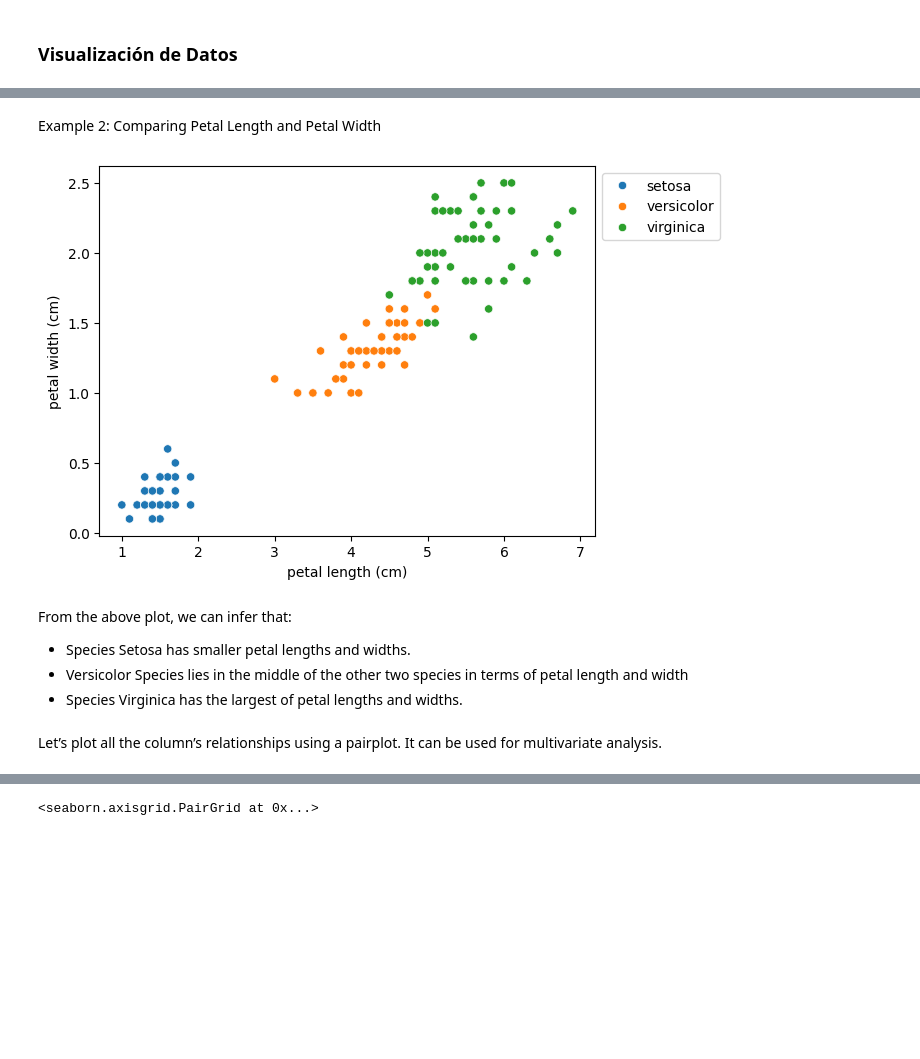
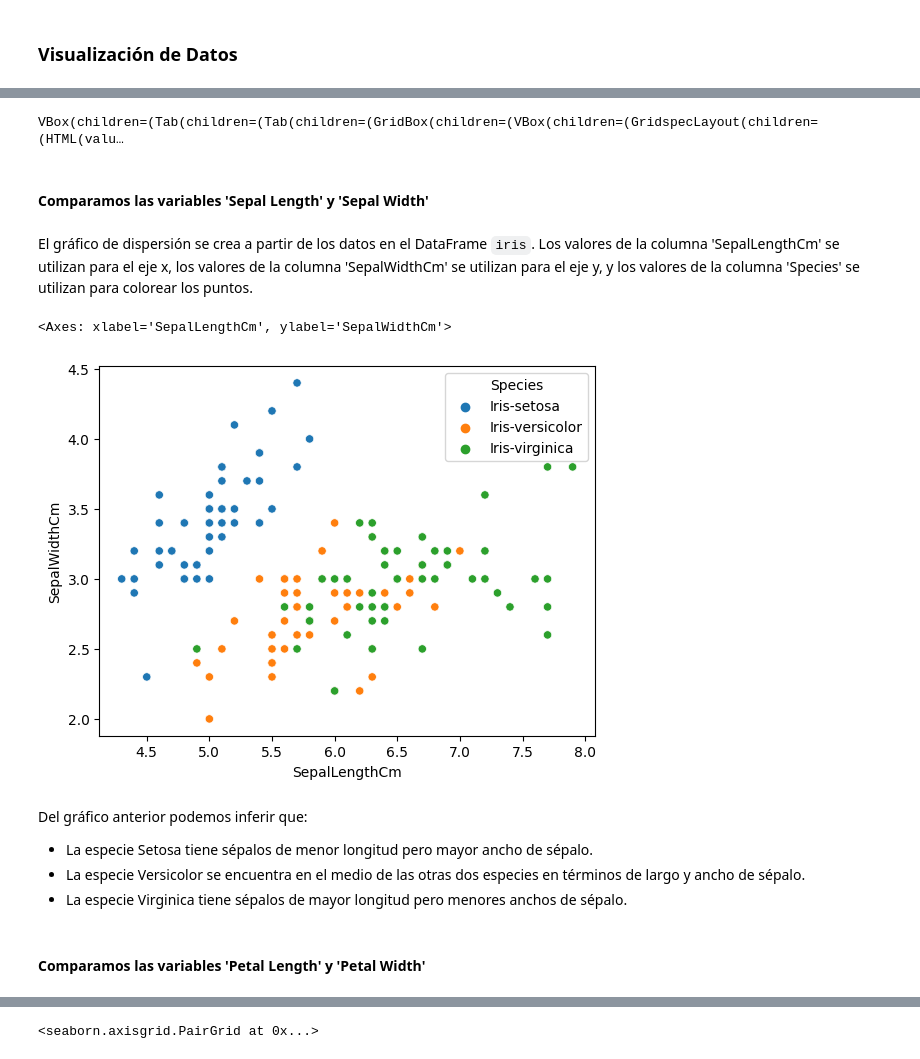
Before and after one commit to eugeniomorocho/Notebooks_DataMining, a Jupyter notebook: Tema 3 - Modelado y Evaluacion en Data Mining/Lectura 3.1 - Clasificación de IRIS con kNN.ipynb, the cells around one changed output, grey strips where cells are left out. Saved outputs shown, nothing was run; the diff lists cells and outputs as text; code cells hidden in the pictures; blank space fills up the shorter version.

```diff
--- a/Tema 3 - Modelado y Evaluacion en Data Mining/Lectura 3.1 - Clasificación de IRIS con kNN.ipynb
+++ b/Tema 3 - Modelado y Evaluacion en Data Mining/Lectura 3.1 - Clasificación de IRIS con kNN.ipynb
@@ -179,20 +117,26 @@ From the above plot, we can infer that:
+# %%
+# Usamos y_data profiler para obtener un reporte de la base de datos
+from ydata_profiling import ProfileReport
+
+# Generamos el reporte de perfilado de datos
+profile = ProfileReport(iris, title='Reporte de Perfilado de Datos', explorative=True)
+profile.to_widgets()
+# %% [output]
+VBox(children=(Tab(children=(Tab(children=(GridBox(children=(VBox(children=(GridspecLayout(children=(HTML(valu…
+# %% [markdown]
+#### Comparamos las variables 'Sepal Length' y 'Sepal Width'
+# %% [markdown]
+El gráfico de dispersión se crea a partir de los datos en el DataFrame `iris`. Los valores de la columna 'SepalLengthCm' se utilizan para el eje x, los valores de la columna 'SepalWidthCm' se utilizan para el eje y, y los valores de la columna 'Species' se utilizan para colorear los puntos.
+# %%
+sns.scatterplot(x='SepalLengthCm', y='SepalWidthCm', hue='Species', data=iris)
+# %% [output]
+<Axes: xlabel='SepalLengthCm', ylabel='SepalWidthCm'>
+[figure, added]
+# %% [markdown]
+Del gráfico anterior podemos inferir que:
+
+* La especie Setosa tiene sépalos de menor longitud pero mayor ancho de sépalo.
+* La especie Versicolor se encuentra en el medio de las otras dos especies en términos de largo y ancho de sépalo.
+* La especie Virginica tiene sépalos de mayor longitud pero menores anchos de sépalo.
 # %% [markdown]
-Example 2: Comparing Petal Length and Petal Width
+#### Comparamos las variables 'Petal Length' y 'Petal Width'
-# %%
-sns.scatterplot(x='petal length (cm)', y='petal width (cm)',
-                hue='species', data=df, )
-
-# Placing Legend outside the Figure
-plt.legend(bbox_to_anchor=(1, 1), loc=2)
-
-plt.show()
-# %% [output]
-[figure, removed]
-# %% [markdown]
-From the above plot, we can infer that:
-
-* Species Setosa has smaller petal lengths and widths.
-* Versicolor Species lies in the middle of the other two species in terms of petal length and width
-* Species Virginica has the largest of petal lengths and widths.
-# %% [markdown]
-Let’s plot all the column’s relationships using a pairplot. It can be used for multivariate analysis.
```
Also changed, not shown: parts of 44 cells of this notebook, 1 other file.
